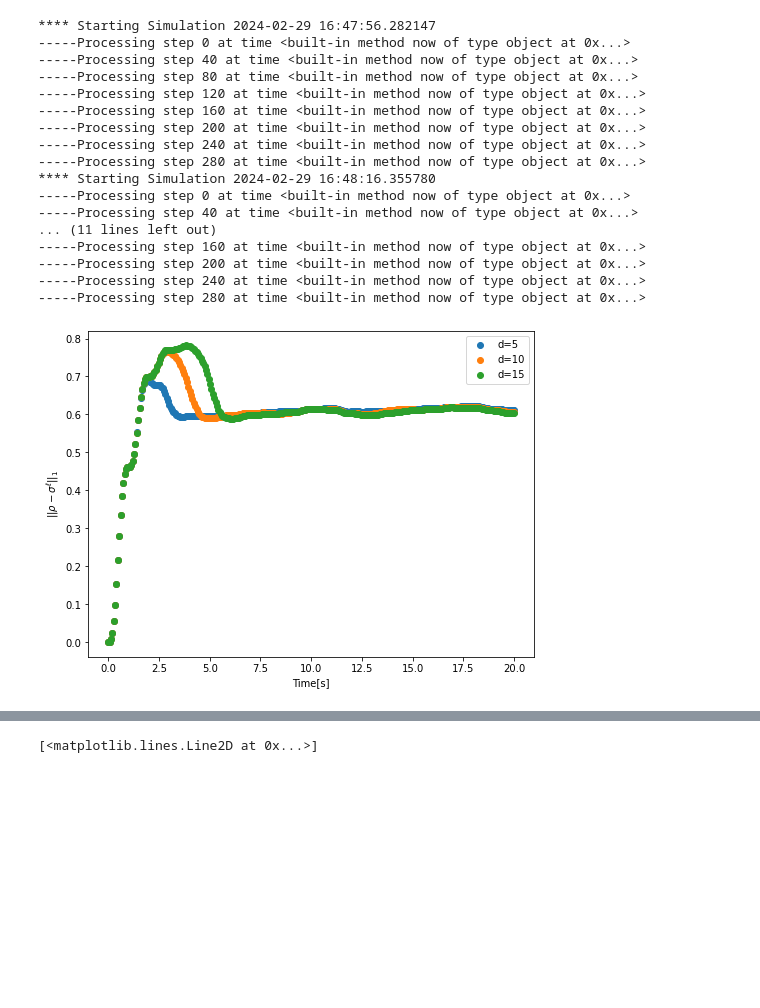
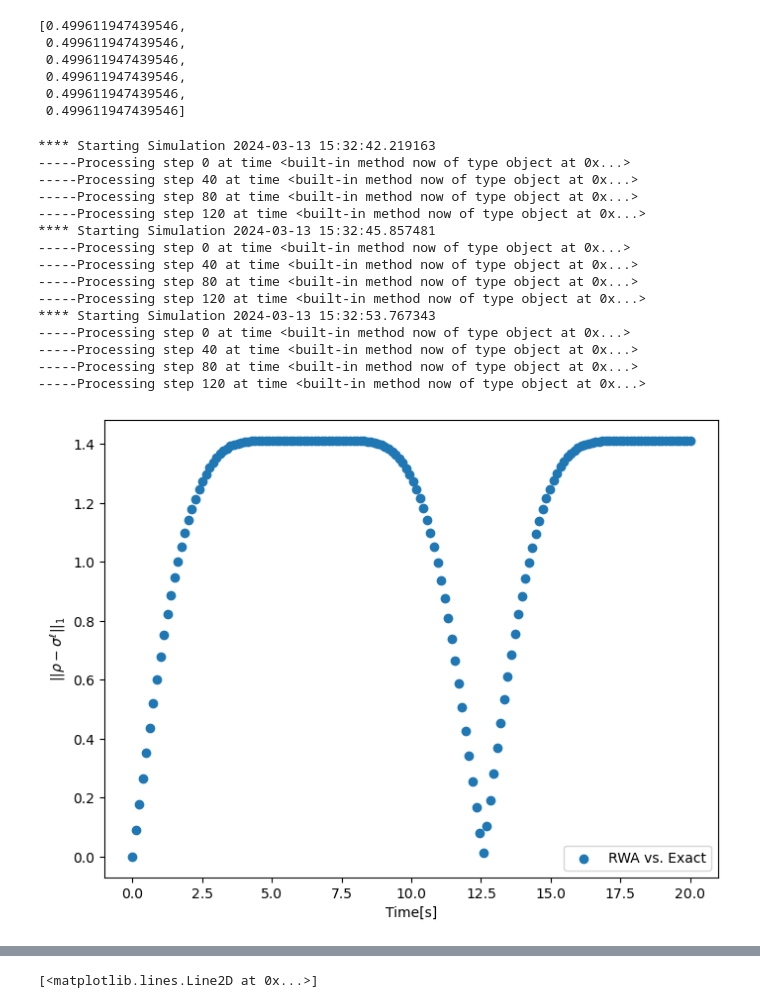
Before and after one commit to tomi-cuentitas/Max-Ent-Restricted-Dynamics-Quenches, a Jupyter notebook: Exploration_post_proj.ipynb, the cells around one changed output, grey strips where cells are left out. Drawn from its saved outputs; the diff is of its cells as text; code cells hidden in the pictures; blank space fills up the shorter version.

```diff
--- a/Exploration_post_proj.ipynb
+++ b/Exploration_post_proj.ipynb
@@ -54,6 +96,6 @@ H_rwa += Hint
 # %%
 HBB0=[spin_ops['idop'], H0]
-phi0=[.0, -5.]; beta=1/temp
+phi0=[.0, -5.]; beta=1/params['temp']
 K0=-sum(phi*op for phi,op in zip(phi0, HBB0))
 sigma0=TpM.safe_expm_and_normalize(K0)
 phi0[0]=np.log(sigma0.tr())
@@ -61,4 +103,4 @@ K0=-sum(phi*op for phi,op in zip(phi0, HBB0))
 sigma0=TpM.safe_expm_and_normalize(K0)
 
 HBB0+=[K0]
-timespans=np.linspace(0,20,300)
+timespans=np.linspace(0,20,160)
@@ -72,3 +107,12 @@ rhot=[TpM.safe_expm_and_normalize(rho) for rho in exact.states]
+# %%
+[qutip.expect(sigma0, szi) for szi in spin_ops['sz']]
+# %% [output]
+[0.499611947439546,
+ 0.499611947439546,
+ 0.499611947439546,
+ 0.499611947439546,
+ 0.499611947439546,
+ 0.499611947439546]
 # %%
 def fetch_covar_scalar_product(sigma: Qobj):
     return lambda op1, op2: 0.5 * (sigma * (op1.dag() * op2 +
@@ -168,27 +212,24 @@ def multiple_projections(H, K0, basis0, depths, timespan, args):
         res_d=None
     return res_sigmas, res_Ks
 # %%
-ds=[5, 10, 15]
 sigmas_maxent, Ks_maxent=multiple_projections(H=H_rwa, K0=K0,
                              basis0=HBB0,
                              depths=ds,
                              timespan=timespans,
                              args=params)
 # %% [output]
-**** Starting Simulation 2024-02-29 16:47:56.282147
+**** Starting Simulation 2024-03-13 15:32:42.219163
 -----Processing step 0 at time <built-in method now of type object at 0x...>
 -----Processing step 40 at time <built-in method now of type object at 0x...>
 -----Processing step 80 at time <built-in method now of type object at 0x...>
 -----Processing step 120 at time <built-in method now of type object at 0x...>
------Processing step 160 at time <built-in method now of type object at 0x...>
------Processing step 200 at time <built-in method now of type object at 0x...>
------Processing step 240 at time <built-in method now of type object at 0x...>
------Processing step 280 at time <built-in method now of type object at 0x...>
-**** Starting Simulation 2024-02-29 16:48:16.355780
+**** Starting Simulation 2024-03-13 15:32:45.857481
 -----Processing step 0 at time <built-in method now of type object at 0x...>
 -----Processing step 40 at time <built-in method now of type object at 0x...>
-... (11 lines left out)
------Processing step 160 at time <built-in method now of type object at 0x...>
------Processing step 200 at time <built-in method now of type object at 0x...>
------Processing step 240 at time <built-in method now of type object at 0x...>
------Processing step 280 at time <built-in method now of type object at 0x...>
+-----Processing step 80 at time <built-in method now of type object at 0x...>
+-----Processing step 120 at time <built-in method now of type object at 0x...>
+**** Starting Simulation 2024-03-13 15:32:53.767343
+-----Processing step 0 at time <built-in method now of type object at 0x...>
+-----Processing step 40 at time <built-in method now of type object at 0x...>
+-----Processing step 80 at time <built-in method now of type object at 0x...>
+-----Processing step 120 at time <built-in method now of type object at 0x...>
@@ -197,13 +236,23 @@ dist=[[linalg.norm(sigma-rho) for sigma,rho in zip(rhot, covar_sigmat_list)] for
+# %%
+dist_rwa_exact=[linalg.norm(rwa-ex) for rwa,ex in zip(rhot_rwa, rhot_ex)]
+dist_rwa_maxent=[[linalg.norm(rwa-sigma) for rwa,sigma in zip(rhot_rwa, covar_sigmat_list)]
+                 for covar_sigmat_list in sigmas_maxent ]
+
+dist_exact_maxent=[[linalg.norm(ex-sigma) for ex,sigma in zip(rhot_ex, covar_sigmat_list)]
+                for covar_sigmat_list in sigmas_maxent ]
 # %%
 fig0,ax0=plt.subplots(figsize=(8, 6))
 
-for d in ds:
-    plt.scatter(timespans, dist[ds.index(d)], label='d='+str(d))
+plt.scatter(timespans, dist_rwa_exact, label='RWA vs. Exact')
+
+#for d in ds:
+    #plt.scatter(timespans, dist_rwa_maxent[ds.index(d)], label='RWA d='+str(d))
+    #plt.scatter(timespans, dist_exact_maxent[ds.index(d)], label='EX d='+str(d))
 ax0.legend(loc=0)
 plt.xlabel("Time[s]")
 plt.ylabel(r'$|| \rho - \sigma^\ell ||_{1}$')
 plt.show()
 # %% [output]
-[figure, old version]
+[figure, new version]
 # %%
 magnetization = sum(sz for sz in spin_ops['sz'])
```
Also changed, not shown: parts of 11 cells of this notebook.
